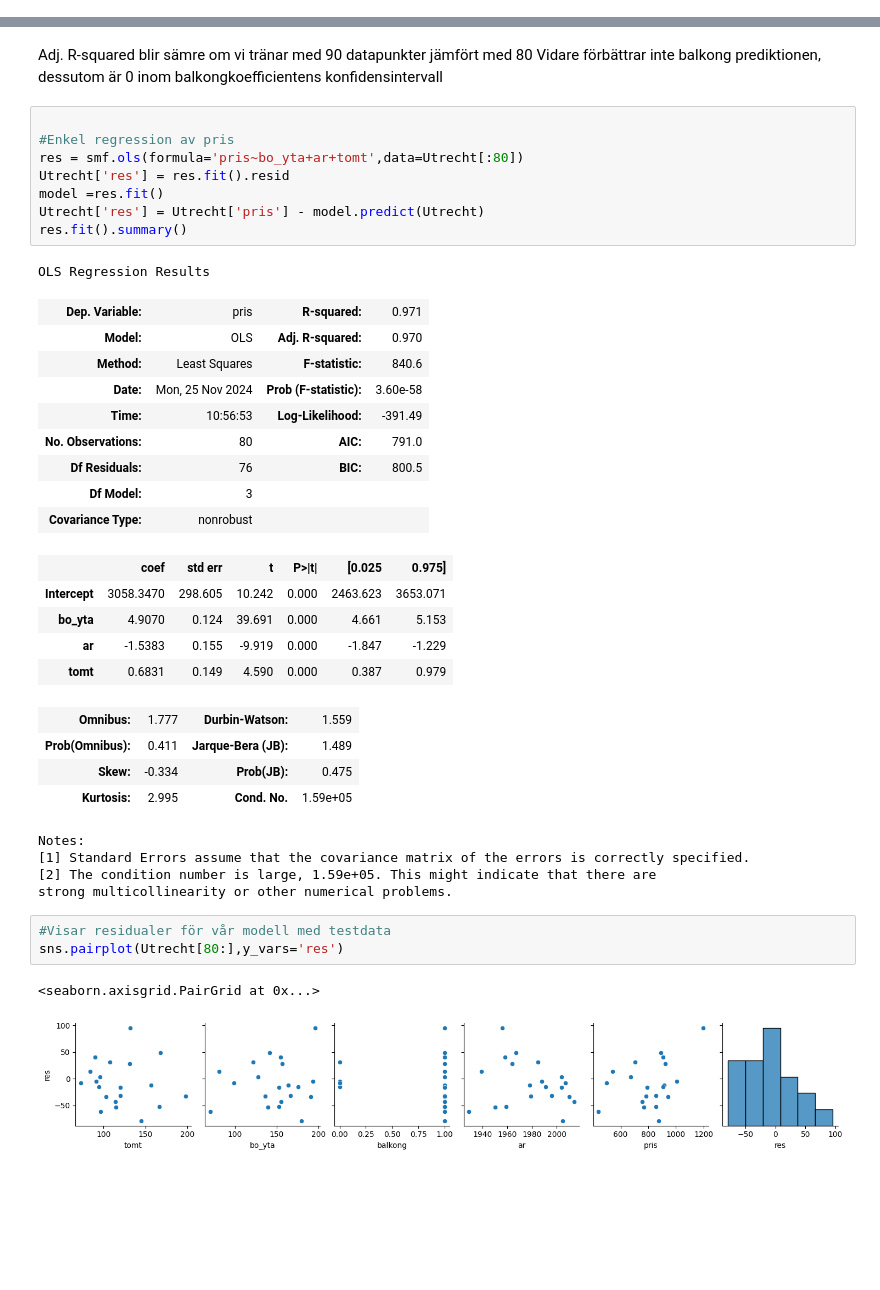
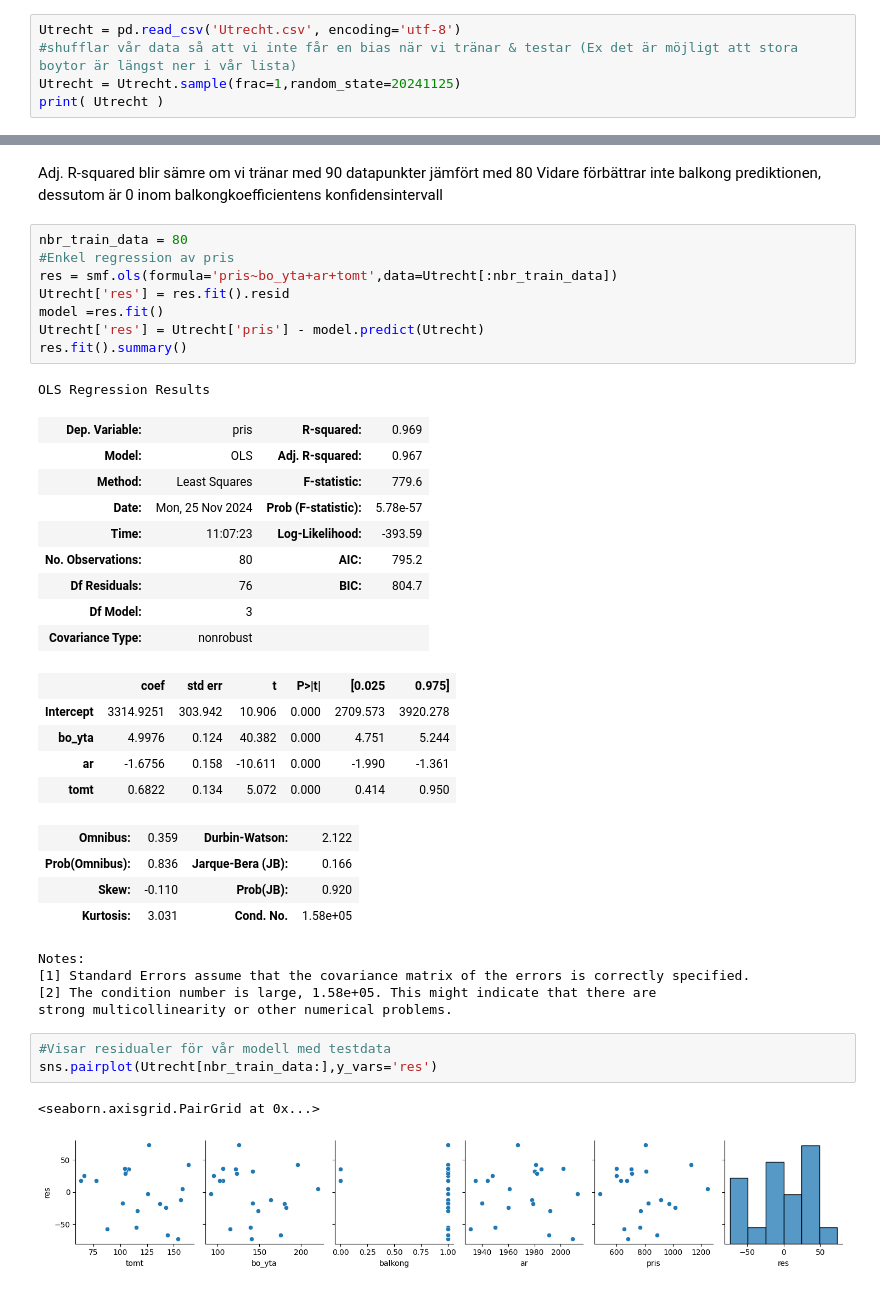
Before and after one commit to md5nake/fmsf80-projekt, a Jupyter notebook: stat.ipynb, the cells around one changed output, grey strips where cells are left out. Drawn from its saved outputs; the diff is of its cells as text; blank space fills up the shorter version.

Commit message:
hade inte sparat

```diff
--- a/stat.ipynb
+++ b/stat.ipynb
@@ -26,0 +9,5 @@ print( Utrecht )
+# %%
+Utrecht = pd.read_csv('Utrecht.csv', encoding='utf-8')
+#shufflar vår data så att vi inte får en bias när vi tränar & testar (Ex det är möjligt att stora boytor är längst ner i vår lista)
+Utrecht = Utrecht.sample(frac=1,random_state=20241125)
+print( Utrecht )
@@ -50,43 +52,43 @@ Name: pris, dtype: float64
 Adj. R-squared blir sämre om vi tränar med 90 datapunkter jämfört med 80
 Vidare förbättrar inte balkong prediktionen, dessutom är 0 inom balkongkoefficientens konfidensintervall
 # %%
-
+nbr_train_data = 80
 #Enkel regression av pris
-res = smf.ols(formula='pris~bo_yta+ar+tomt',data=Utrecht[:80])
+res = smf.ols(formula='pris~bo_yta+ar+tomt',data=Utrecht[:nbr_train_data])
 Utrecht['res'] = res.fit().resid
 model =res.fit()
 Utrecht['res'] = Utrecht['pris'] - model.predict(Utrecht)
 res.fit().summary()
 # %% [output]
 OLS Regression Results
-| Dep. Variable: | pris | R-squared: | 0.971 |
-| Model: | OLS | Adj. R-squared: | 0.970 |
-| Method: | Least Squares | F-statistic: | 840.6 |
-| Date: | Mon, 25 Nov 2024 | Prob (F-statistic): | 3.60e-58 |
-| Time: | 10:56:53 | Log-Likelihood: | -391.49 |
-| No. Observations: | 80 | AIC: | 791.0 |
-| Df Residuals: | 76 | BIC: | 800.5 |
+| Dep. Variable: | pris | R-squared: | 0.969 |
+| Model: | OLS | Adj. R-squared: | 0.967 |
+| Method: | Least Squares | F-statistic: | 779.6 |
+| Date: | Mon, 25 Nov 2024 | Prob (F-statistic): | 5.78e-57 |
+| Time: | 11:07:23 | Log-Likelihood: | -393.59 |
+| No. Observations: | 80 | AIC: | 795.2 |
+| Df Residuals: | 76 | BIC: | 804.7 |
 | Df Model: | 3 |  |  |
 | Covariance Type: | nonrobust |  |  |
 |  | coef | std err | t | P>|t| | [0.025 | 0.975] |
-| Intercept | 3058.3470 | 298.605 | 10.242 | 0.000 | 2463.623 | 3653.071 |
-| bo_yta | 4.9070 | 0.124 | 39.691 | 0.000 | 4.661 | 5.153 |
-| ar | -1.5383 | 0.155 | -9.919 | 0.000 | -1.847 | -1.229 |
-| tomt | 0.6831 | 0.149 | 4.590 | 0.000 | 0.387 | 0.979 |
+| Intercept | 3314.9251 | 303.942 | 10.906 | 0.000 | 2709.573 | 3920.278 |
+| bo_yta | 4.9976 | 0.124 | 40.382 | 0.000 | 4.751 | 5.244 |
+| ar | -1.6756 | 0.158 | -10.611 | 0.000 | -1.990 | -1.361 |
+| tomt | 0.6822 | 0.134 | 5.072 | 0.000 | 0.414 | 0.950 |
-| Omnibus: | 1.777 | Durbin-Watson: | 1.559 |
-| Prob(Omnibus): | 0.411 | Jarque-Bera (JB): | 1.489 |
-| Skew: | -0.334 | Prob(JB): | 0.475 |
-| Kurtosis: | 2.995 | Cond. No. | 1.59e+05 |
+| Omnibus: | 0.359 | Durbin-Watson: | 2.122 |
+| Prob(Omnibus): | 0.836 | Jarque-Bera (JB): | 0.166 |
+| Skew: | -0.110 | Prob(JB): | 0.920 |
+| Kurtosis: | 3.031 | Cond. No. | 1.58e+05 |
 Notes:
 [1] Standard Errors assume that the covariance matrix of the errors is correctly specified.
-[2] The condition number is large, 1.59e+05. This might indicate that there are
+[2] The condition number is large, 1.58e+05. This might indicate that there are
 strong multicollinearity or other numerical problems.
 # %%
 #Visar residualer för vår modell med testdata
-sns.pairplot(Utrecht[80:],y_vars='res')
+sns.pairplot(Utrecht[nbr_train_data:],y_vars='res')
 # %% [output]
 <seaborn.axisgrid.PairGrid at 0x...>
-[figure, old version]
+[figure, new version]
 # %%
 Utrecht.describe()
 # %% [output]
```
Also changed, not shown: parts of 3 cells of this notebook.
